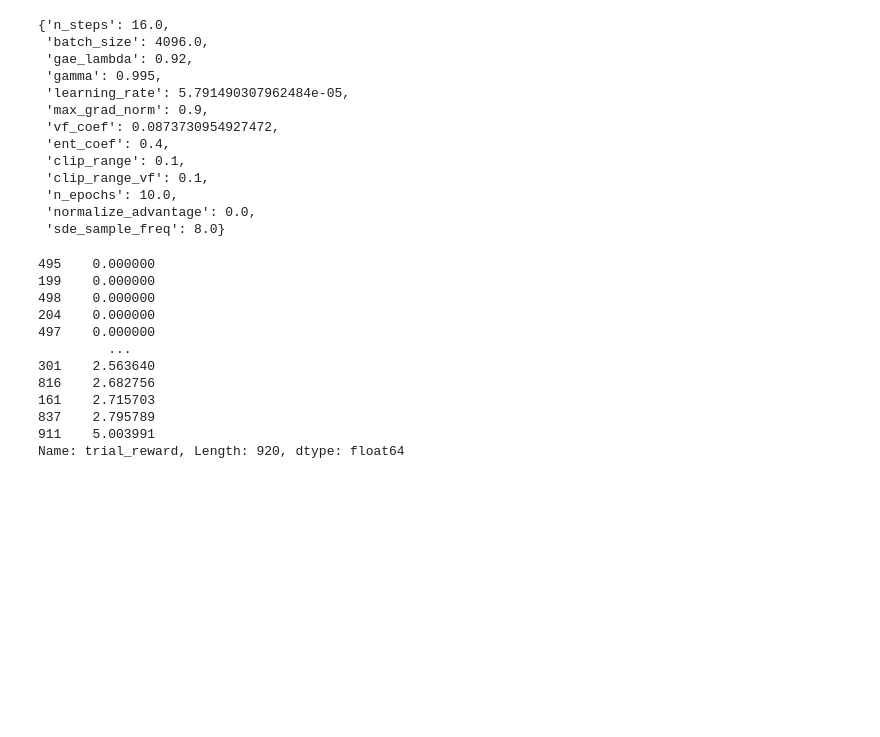
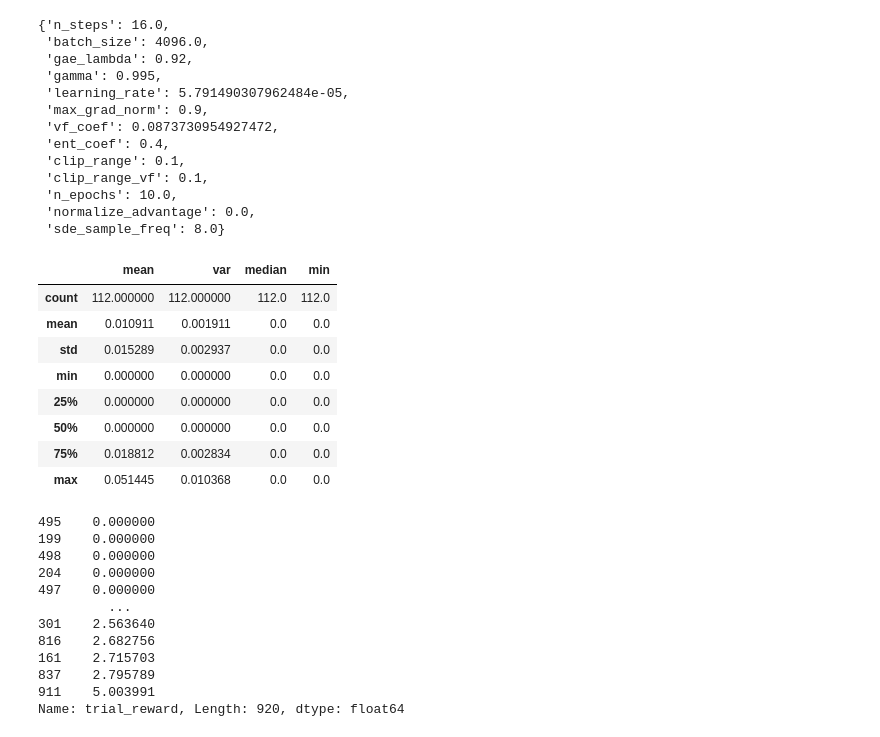
Before and after one commit to JuusoAsd/thesis, a Jupyter notebook: src/data_management/help.ipynb, the cells around one changed output. Drawn from its saved outputs; the diff is of its cells as text; code cells hidden in the pictures; blank space fills up the shorter version.

```diff
--- a/src/data_management/help.ipynb
+++ b/src/data_management/help.ipynb
@@ -112,6 +112,42 @@ result.sort_values('combined_group_score', ascending=False).iloc[1][parameter_co
  'n_epochs': 10.0,
  'normalize_advantage': 0.0,
  'sde_sample_freq': 8.0}
+# %%
+# reading tuning results
+
+# params has the aggregate results of tuning while rewards have the individual repeats
+params = pd.read_csv("/Volumes/ssd/gradu_data/wide_tuning_sharpe/parameters.csv").sort_values("sharpe")
+rewards = pd.read_csv("/Volumes/ssd/gradu_data/wide_tuning_sharpe/rewards.csv").sort_values("sharpe")
+
+merged = pd.merge(left=params, right=rewards, on="trial_id", suffixes=("_params", "_rewards"))
+merged.sort_values("sharpe_rewards", ascending=False).head(20)[['trial_id','sharpe_rewards', 'sharpe_params']]
+
+
+trials = merged.groupby('trial_id').sharpe_rewards.agg(['mean', 'var', 'median', 'min']).reset_index()
+# mean_reward = merged[['trial_id','sharpe_rewards']].groupby('trial_id').mean()[['sharpe_rewards']].reset_index().sort_values(by="trial_id")
+# mean_reward.rename(columns={"sharpe_rewards": "mean_sharpe"}, inplace=True)
+# var = merged[['trial_id','sharpe_rewards']].groupby('trial_id').var()[['sharpe_rewards']].reset_index().sort_values(by="trial_id")
+# var.rename(columns={"sharpe_rewards": "var_sharpe"}, inplace=True)
+
+# trials = pd.merge(mean_reward, var, on='trial_id')
+# # trials['aggregate_reward'] = trials['mean_sharpe'] / trials['var_sharpe']
+# trials['aggregate_reward'] = trials['mean_sharpe'] / trials['var_sharpe']
+best_trials = trials.sort_values('median', ascending=False).head(10)
+best_trials
+trials.describe()
+
+# trial_df = merged[merged.trial_id.isin(best_trials)].sort_values(by=['trial_id'], key=lambda x: x.map({v: i for i, v in enumerate(best_trials)}))
+# trial_df[['trial_id', 'sharpe_params', 'sharpe_rewards']].head(30)
+# %% [output]
+|  | mean | var | median | min |
+| count | 112.000000 | 112.000000 | 112.0 | 112.0 |
+| mean | 0.010911 | 0.001911 | 0.0 | 0.0 |
+| std | 0.015289 | 0.002937 | 0.0 | 0.0 |
+| min | 0.000000 | 0.000000 | 0.0 | 0.0 |
+| 25% | 0.000000 | 0.000000 | 0.0 | 0.0 |
+| 50% | 0.000000 | 0.000000 | 0.0 | 0.0 |
+| 75% | 0.018812 | 0.002834 | 0.0 | 0.0 |
+| max | 0.051445 | 0.010368 | 0.0 | 0.0 |
 # %%
 df = pd.read_csv("/Users/juusoahlroos/Documents/own/gradu/parsed_data/results/tune_multiple_val_envs_csv.csv")
 
```
Also changed, not shown: parts of 3 cells of this notebook, 52 other files.
